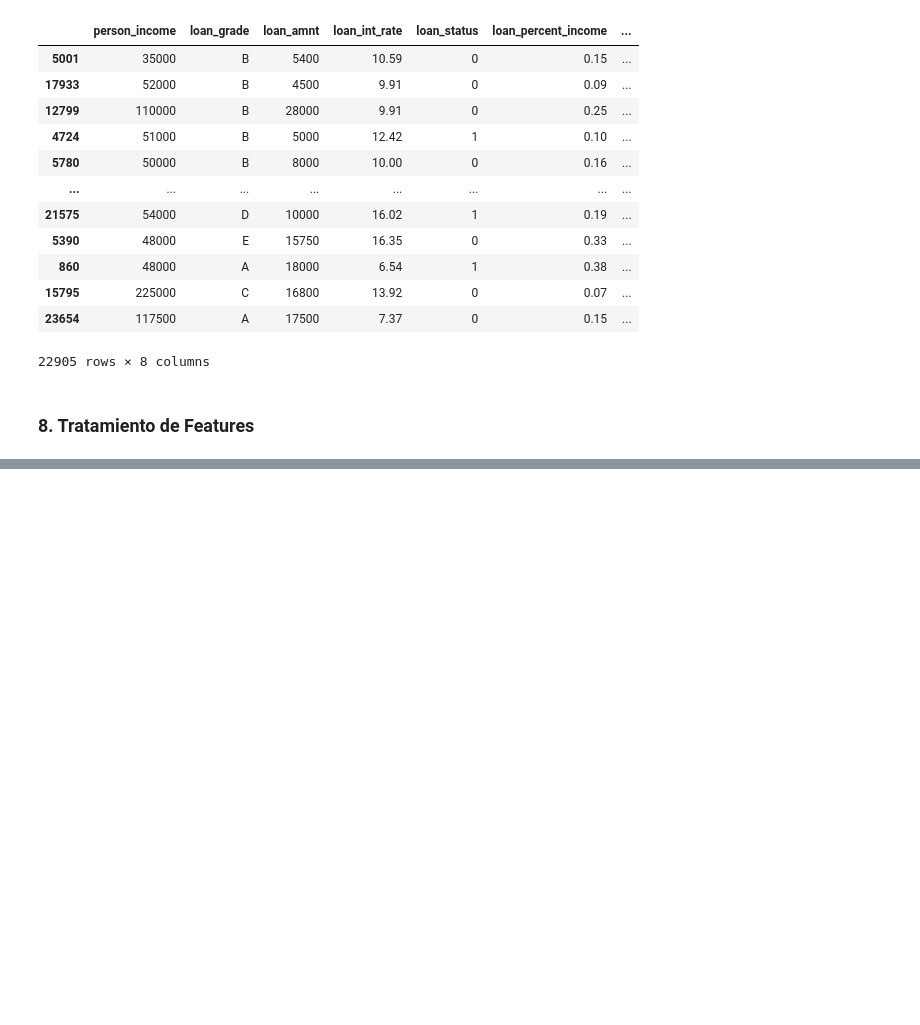
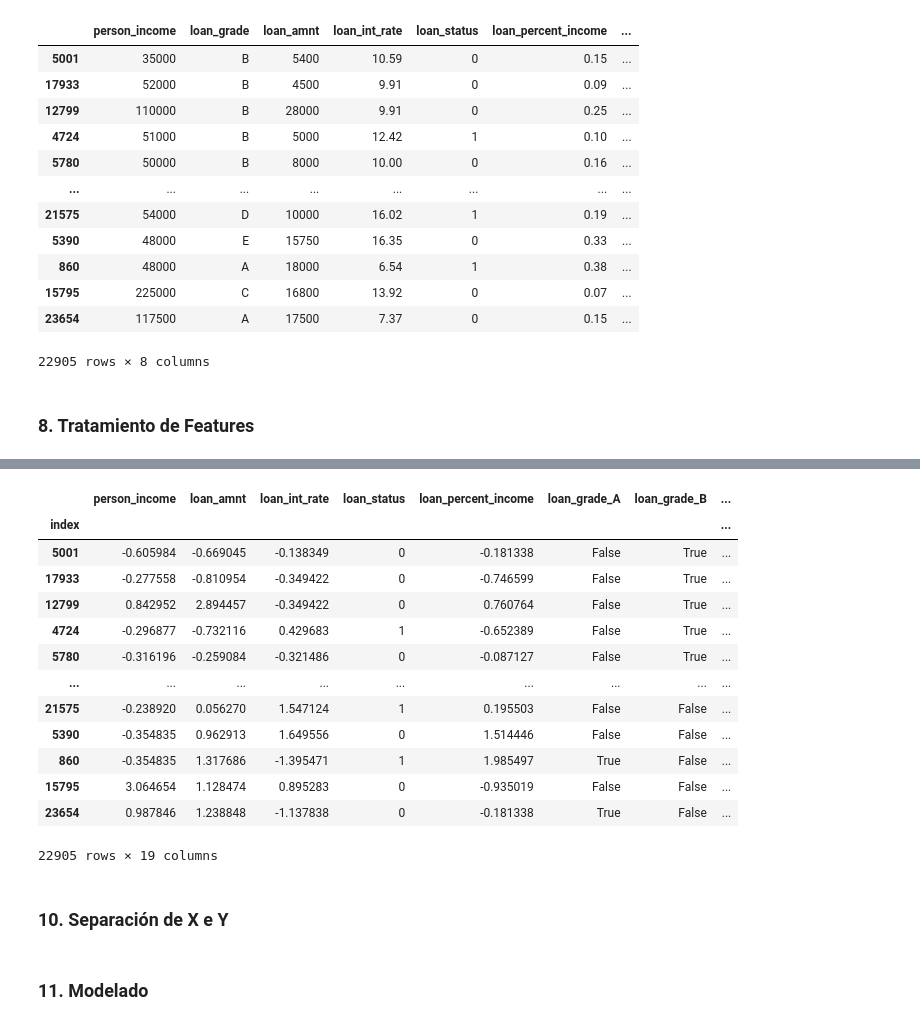
Before and after one commit to VictorMDSS/Machine_Learning_Project_Victor_Manuel_De_Sousa_Sanchez, a Jupyter notebook: clasificador_binario/credit_risk_clasification.ipynb, the cells around one changed output, grey strips where cells are left out. Cells and saved outputs as stored; diff of their text form; code cells hidden in the pictures; blank space fills up the shorter version.

```diff
--- a/clasificador_binario/credit_risk_clasification.ipynb
+++ b/clasificador_binario/credit_risk_clasification.ipynb
@@ -423,0 +436,19 @@ train_set
+# %%
+train_set_scaled
+# %% [output]
+|  | person_income | loan_amnt | loan_int_rate | loan_status | loan_percent_income | loan_grade_A | loan_grade_B | ... |
+| index |  |  |  |  |  |  |  | ... |
+| 5001 | -0.605984 | -0.669045 | -0.138349 | 0 | -0.181338 | False | True | ... |
+| 17933 | -0.277558 | -0.810954 | -0.349422 | 0 | -0.746599 | False | True | ... |
+| 12799 | 0.842952 | 2.894457 | -0.349422 | 0 | 0.760764 | False | True | ... |
+| 4724 | -0.296877 | -0.732116 | 0.429683 | 1 | -0.652389 | False | True | ... |
+| 5780 | -0.316196 | -0.259084 | -0.321486 | 0 | -0.087127 | False | True | ... |
+| ... | ... | ... | ... | ... | ... | ... | ... | ... |
+| 21575 | -0.238920 | 0.056270 | 1.547124 | 1 | 0.195503 | False | False | ... |
+| 5390 | -0.354835 | 0.962913 | 1.649556 | 0 | 1.514446 | False | False | ... |
+| 860 | -0.354835 | 1.317686 | -1.395471 | 1 | 1.985497 | True | False | ... |
+| 15795 | 3.064654 | 1.128474 | 0.895283 | 0 | -0.935019 | False | False | ... |
+| 23654 | 0.987846 | 1.238848 | -1.137838 | 0 | -0.181338 | True | False | ... |
+22905 rows × 19 columns
+# %% [markdown]
+### 10. Separación de X e Y
@@ -423,0 +460,2 @@ train_set
+# %% [markdown]
+### 11. Modelado
```
Also changed, not shown: parts of 20 cells of this notebook, 12 other files.
